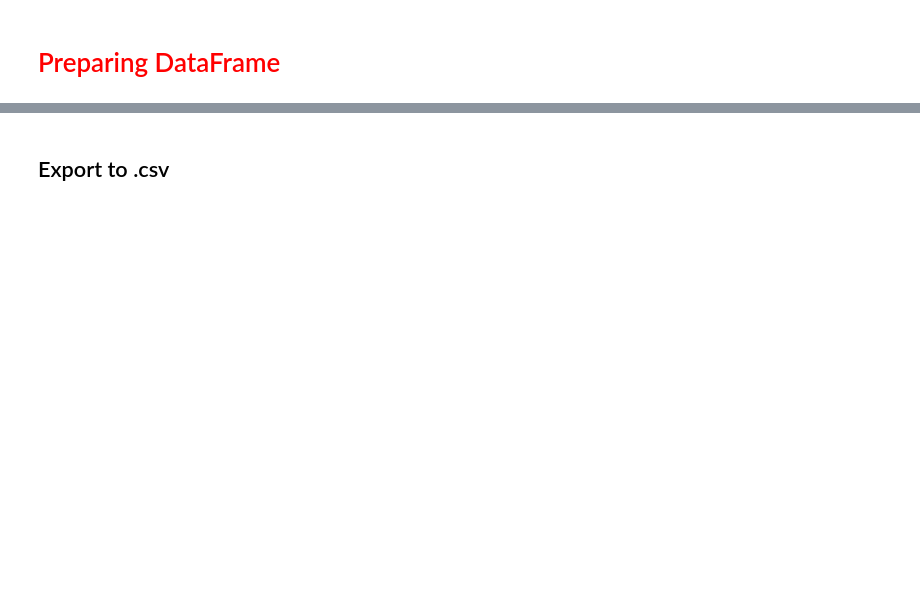
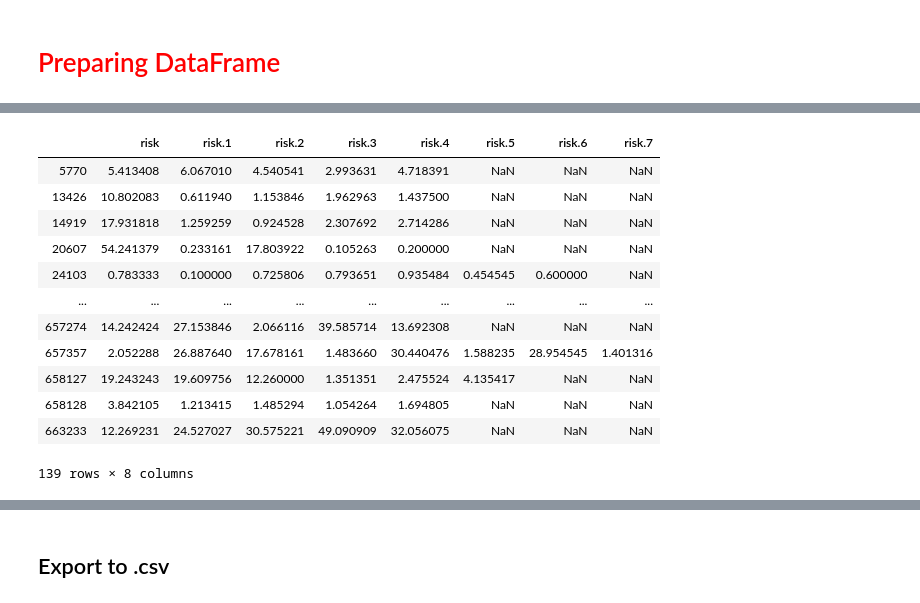
Before and after one commit to valerii-ginak/PUBG_Capstone, a Jupyter notebook: risk-level-auto.ipynb, the cells around one changed output, grey strips where cells are left out. Saved outputs shown, nothing was run; the diff lists cells and outputs as text; code cells hidden in the pictures; blank space fills up the shorter version.

```diff
--- a/risk-level-auto.ipynb
+++ b/risk-level-auto.ipynb
@@ -250,0 +450,2 @@ pd.concat([players_location, riskordered], axis=1, sort=False)
+# %%
+risk_raw = risk_csv.copy()
@@ -250,0 +474,17 @@ pd.concat([players_location, riskordered], axis=1, sort=False)
+# %%
+b = risk_raw.iloc[:,13:21]
+b.dropna(subset=['risk.4'])
+# %% [output]
+|  | risk | risk.1 | risk.2 | risk.3 | risk.4 | risk.5 | risk.6 | risk.7 |
+| 5770 | 5.413408 | 6.067010 | 4.540541 | 2.993631 | 4.718391 | NaN | NaN | NaN |
+| 13426 | 10.802083 | 0.611940 | 1.153846 | 1.962963 | 1.437500 | NaN | NaN | NaN |
+| 14919 | 17.931818 | 1.259259 | 0.924528 | 2.307692 | 2.714286 | NaN | NaN | NaN |
+| 20607 | 54.241379 | 0.233161 | 17.803922 | 0.105263 | 0.200000 | NaN | NaN | NaN |
+| 24103 | 0.783333 | 0.100000 | 0.725806 | 0.793651 | 0.935484 | 0.454545 | 0.600000 | NaN |
+| ... | ... | ... | ... | ... | ... | ... | ... | ... |
+| 657274 | 14.242424 | 27.153846 | 2.066116 | 39.585714 | 13.692308 | NaN | NaN | NaN |
+| 657357 | 2.052288 | 26.887640 | 17.678161 | 1.483660 | 30.440476 | 1.588235 | 28.954545 | 1.401316 |
+| 658127 | 19.243243 | 19.609756 | 12.260000 | 1.351351 | 2.475524 | 4.135417 | NaN | NaN |
+| 658128 | 3.842105 | 1.213415 | 1.485294 | 1.054264 | 1.694805 | NaN | NaN | NaN |
+| 663233 | 12.269231 | 24.527027 | 30.575221 | 49.090909 | 32.056075 | NaN | NaN | NaN |
+139 rows × 8 columns
```
Also changed, not shown: parts of 20 cells of this notebook.
